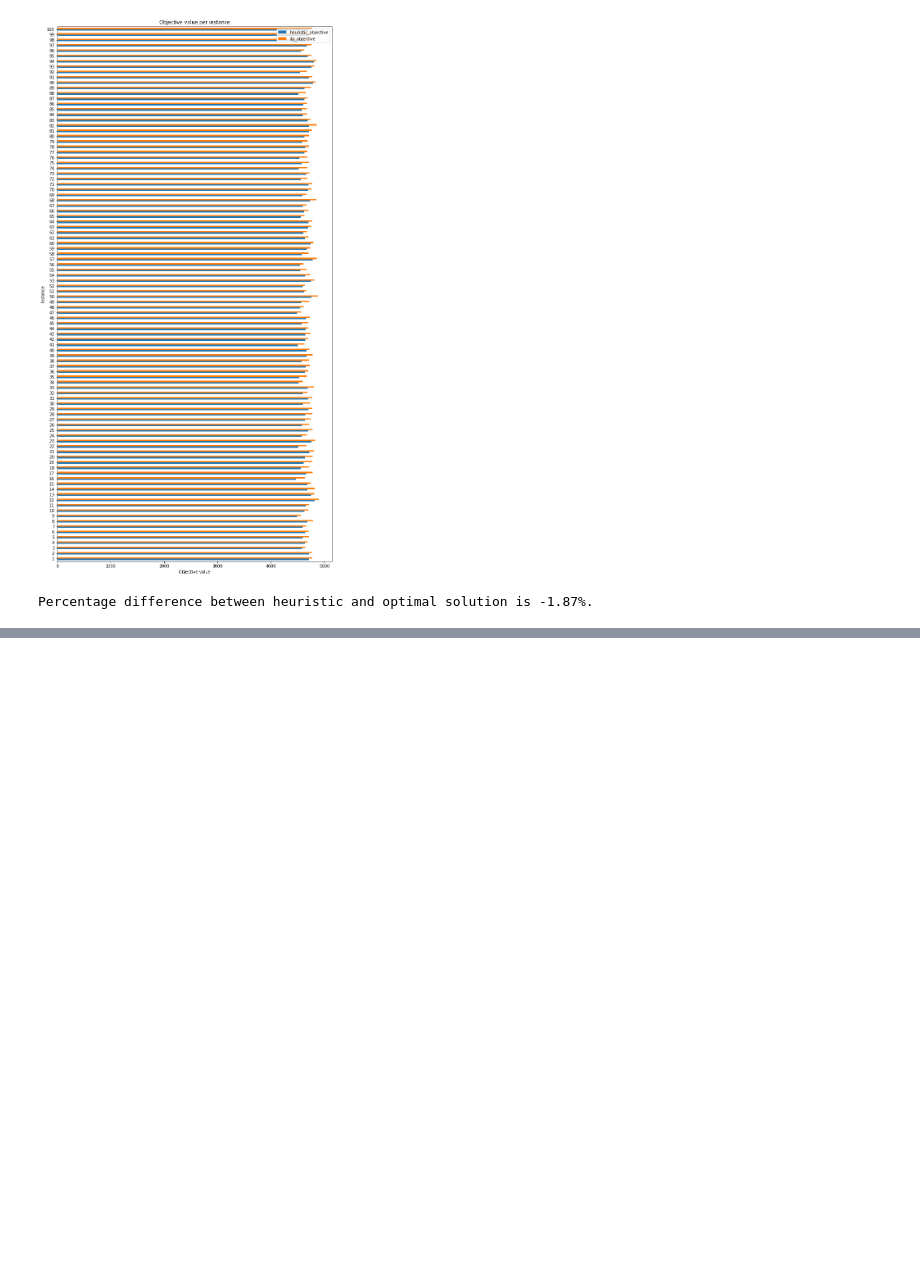
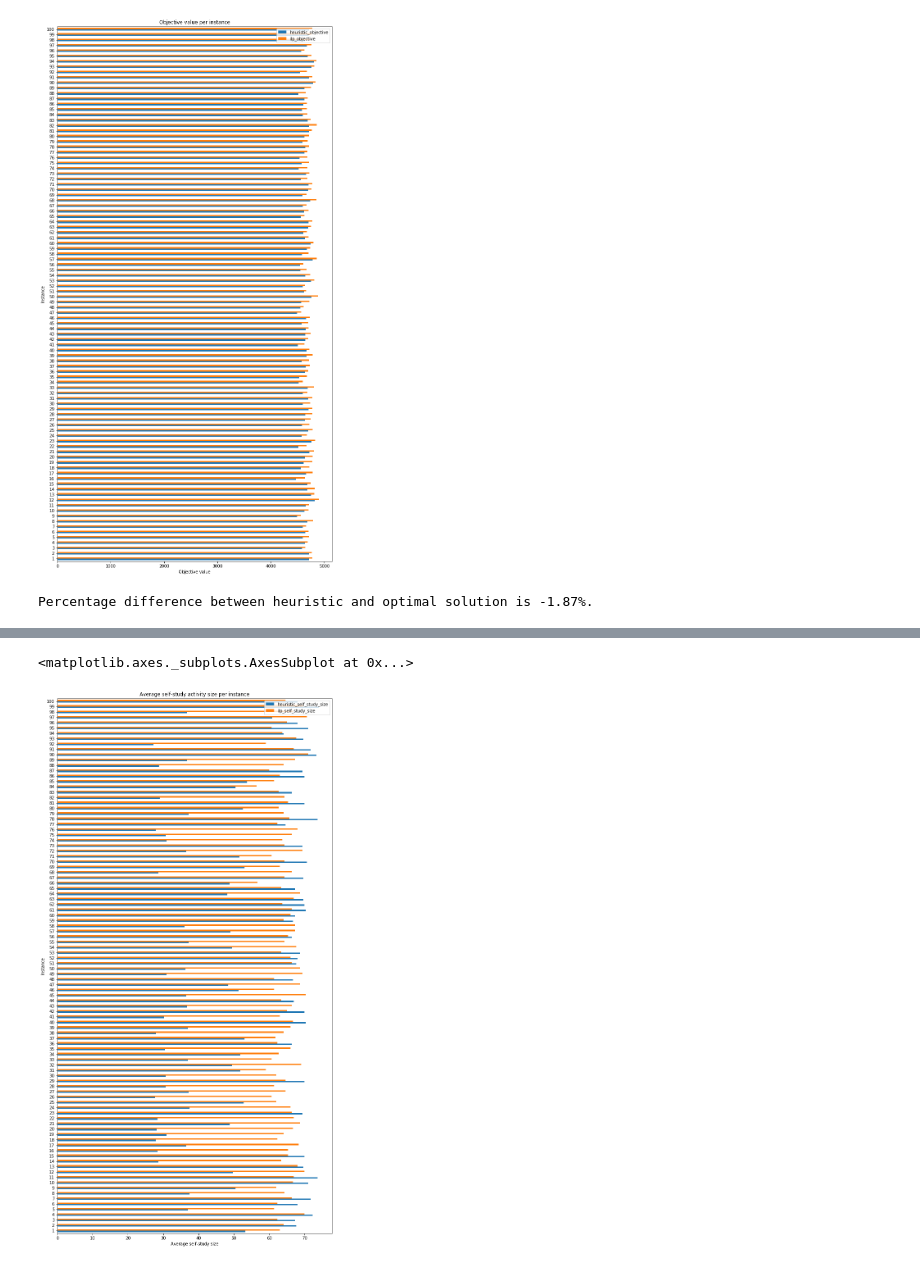
Before and after one commit to N-Wouda/PL-Hourly-Heuristic, a Jupyter notebook: analysis/single_experiment.ipynb, the cells around one changed output, grey strips where cells are left out. Saved outputs shown, nothing was run; the diff lists cells and outputs as text; code cells hidden in the pictures; blank space fills up the shorter version.

```diff
--- a/analysis/single_experiment.ipynb
+++ b/analysis/single_experiment.ipynb
@@ -64,0 +107,11 @@ Percentage difference between heuristic and optimal solution is -1.87%.
+# %%
+_, ax = plt.subplots(figsize=(12, 24))
+
+ax.set_title("Average self-study activity size per instance")
+ax.set_ylabel("Instance")
+ax.set_xlabel("Average self-study size")
+
+df[["heuristic_self_study_size", "ilp_self_study_size"]].plot.barh(ax=ax)
+# %% [output]
+<matplotlib.axes._subplots.AxesSubplot at 0x...>
+[figure, added]
```
Also changed, not shown: parts of 10 cells of this notebook, 8 other files.
